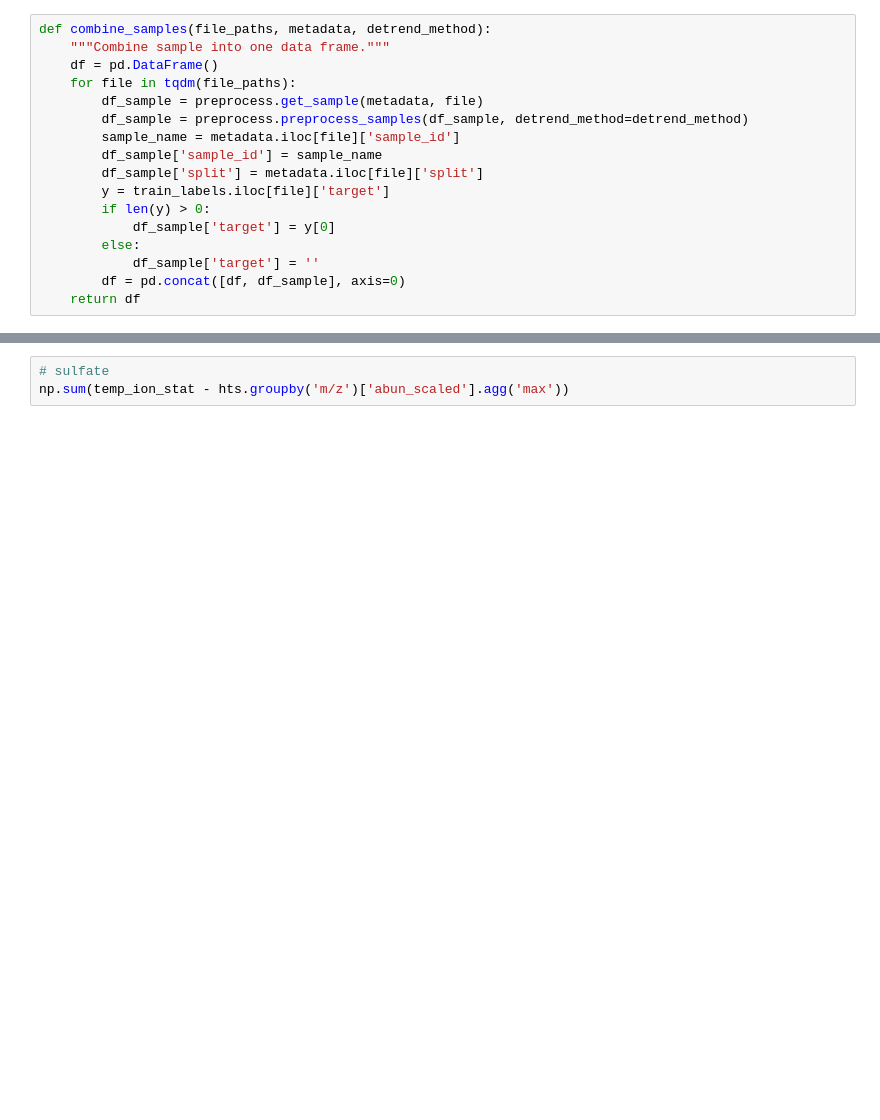
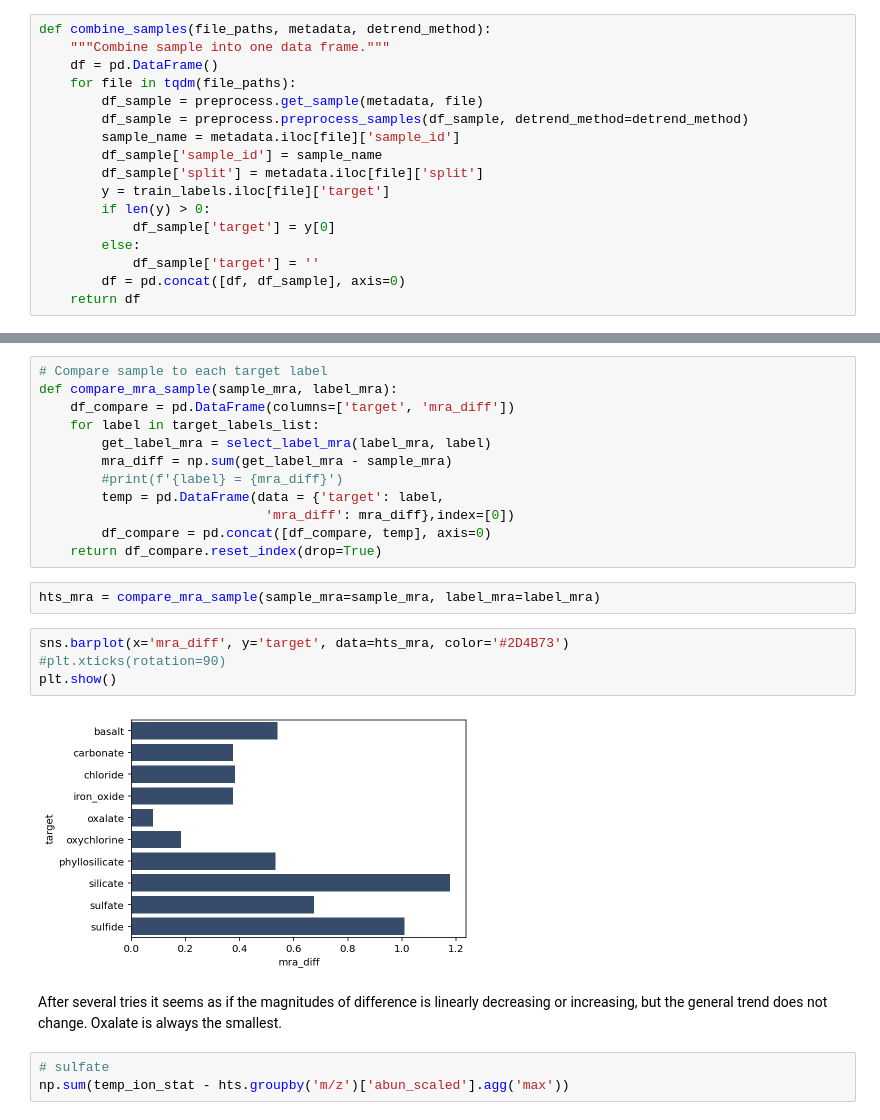
Before and after one commit to itacdonev/MarsSpectrometry, a Jupyter notebook: notebooks/eda.ipynb, the cells around one changed output, grey strips where cells are left out. Drawn from its saved outputs; the diff is of its cells as text; blank space fills up the shorter version.

```diff
--- a/notebooks/eda.ipynb
+++ b/notebooks/eda.ipynb
@@ -471,3 +540,25 @@ Series([], Name: 17, dtype: bool)
+# %%
+# Compare sample to each target label
+def compare_mra_sample(sample_mra, label_mra):
+    df_compare = pd.DataFrame(columns=['target', 'mra_diff'])
+    for label in target_labels_list:
+        get_label_mra = select_label_mra(label_mra, label)
+        mra_diff = np.sum(get_label_mra - sample_mra)
+        #print(f'{label} = {mra_diff}')
+        temp = pd.DataFrame(data = {'target': label,
+                             'mra_diff': mra_diff},index=[0])
+        df_compare = pd.concat([df_compare, temp], axis=0)
+    return df_compare.reset_index(drop=True)
+# %%
+hts_mra = compare_mra_sample(sample_mra=sample_mra, label_mra=label_mra)
+# %%
+sns.barplot(x='mra_diff', y='target', data=hts_mra, color='#2D4B73')
+#plt.xticks(rotation=90)
+plt.show()
+# %% [output]
+[figure, added]
+# %% [markdown]
+After several tries it seems as if the magnitudes of difference is linearly decreasing or increasing, but the general trend does not change. Oxalate is always the smallest.
 # %%
 # sulfate
 np.sum(temp_ion_stat - hts.groupby('m/z')['abun_scaled'].agg('max'))
```
Also changed, not shown: parts of 12 cells of this notebook.
